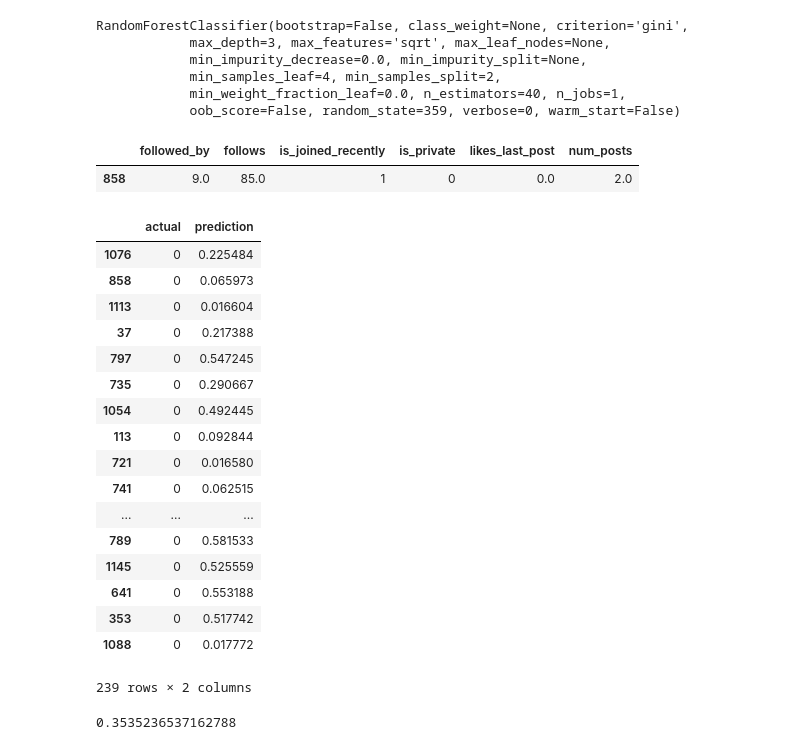
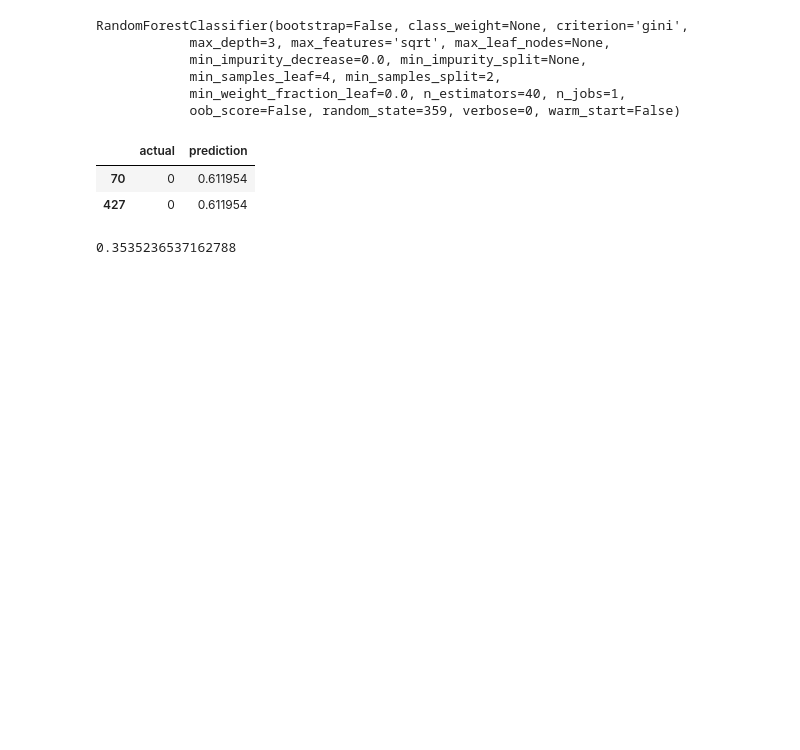
Before and after one commit to liyingli0818/instagram_account_type_predictor, a Jupyter notebook: fcc_model.ipynb, the cells around one changed output. Saved outputs shown, nothing was run; the diff lists cells and outputs as text; code cells hidden in the pictures; blank space fills up the shorter version.

```diff
--- a/fcc_model.ipynb
+++ b/fcc_model.ipynb
@@ -283,35 +252,15 @@ RandomForestClassifier(bootstrap=False, class_weight=None, criterion='gini',
             min_weight_fraction_leaf=0.0, n_estimators=40, n_jobs=1,
             oob_score=False, random_state=359, verbose=0, warm_start=False)
 # %%
-y_pred_best = best_rf_model.predict_proba(X_test.iloc[1:2])[:, 1]
+y_pred_best = best_rf_model.predict_proba(X_test)[:, 1]
-# %%
-X_test.iloc[1:2]
-# %% [output]
-|  | followed_by | follows | is_joined_recently | is_private | likes_last_post | num_posts |
-| 858 | 9.0 | 85.0 | 1 | 0 | 0.0 | 2.0 |
 # %%
 y_test_pred2 = pd.DataFrame({'actual':y_test,'prediction':y_pred_best})
 y_test_pred_filtered2 = y_test_pred2[y_test_pred2['actual']== 0]
-y_test_pred_filtered2[y_test_pred_filtered2['prediction'] > 0.001]
+y_test_pred_filtered2[y_test_pred_filtered2['prediction'] > 0.6]
 # %% [output]
 |  | actual | prediction |
-| 1076 | 0 | 0.225484 |
-| 858 | 0 | 0.065973 |
-| 1113 | 0 | 0.016604 |
-| 37 | 0 | 0.217388 |
-| 797 | 0 | 0.547245 |
-| 735 | 0 | 0.290667 |
-| 1054 | 0 | 0.492445 |
-| 113 | 0 | 0.092844 |
-| 721 | 0 | 0.016580 |
-| 741 | 0 | 0.062515 |
-| ... | ... | ... |
-| 789 | 0 | 0.581533 |
-| 1145 | 0 | 0.525559 |
-| 641 | 0 | 0.553188 |
-| 353 | 0 | 0.517742 |
-| 1088 | 0 | 0.017772 |
+| 70 | 0 | 0.611954 |
+| 427 | 0 | 0.611954 |
-239 rows × 2 columns
 # %%
 log_loss_rf = log_loss(y_test, y_pred_best)
 log_loss_rf
```
Also changed, not shown: parts of 9 cells of this notebook, 4 other files.
